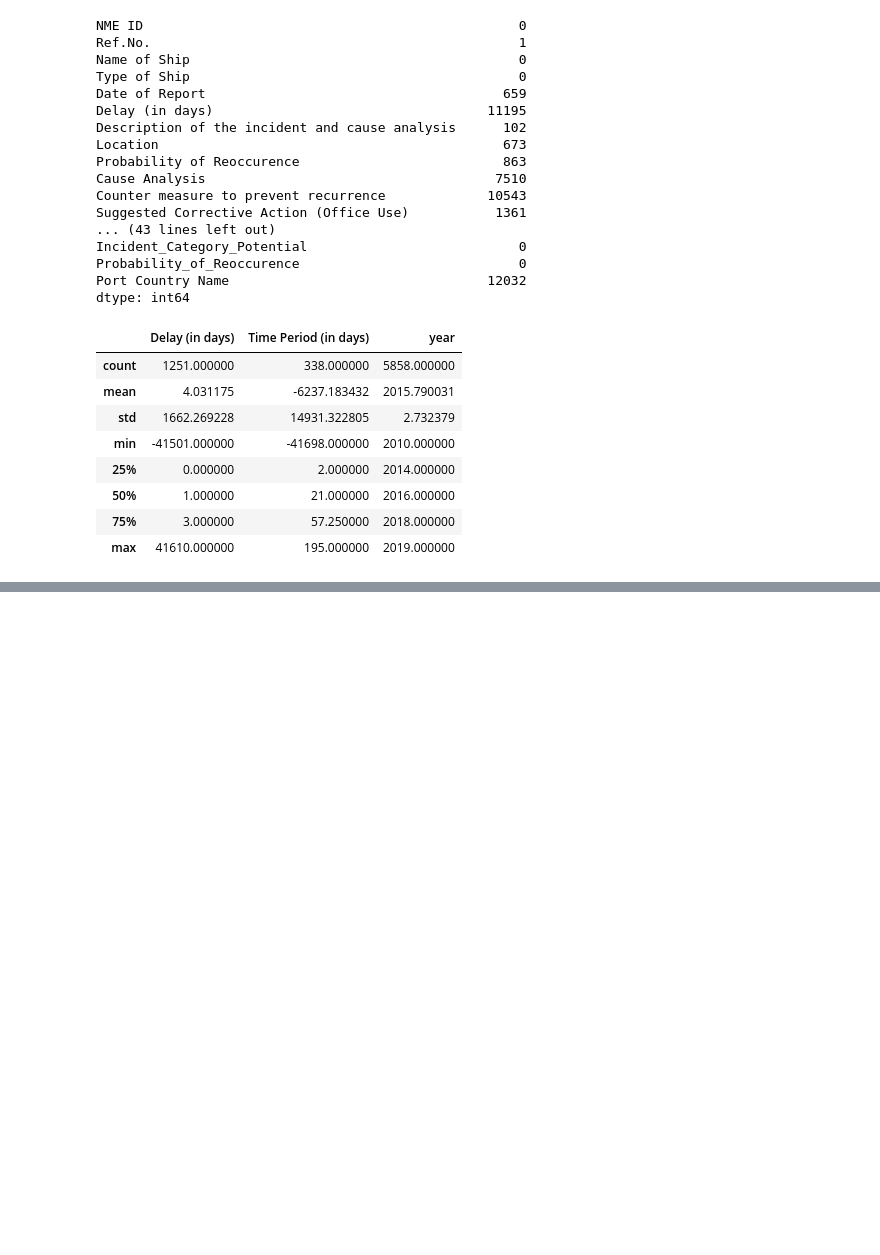
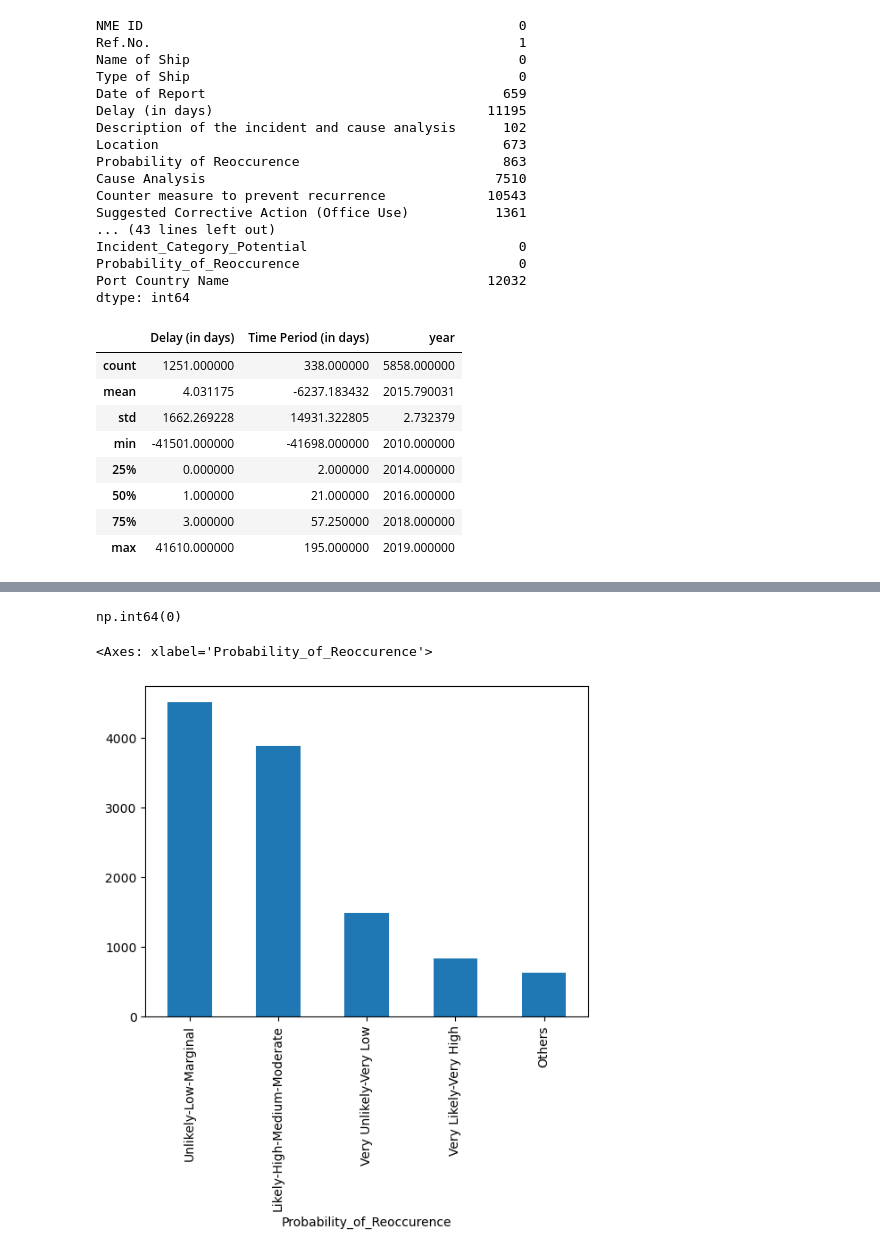
Before and after one commit to Dhanu37400/Data-cleaning-and-EDA, a Jupyter notebook: Cleaned_NewMergedNearMiss.ipynb, the cells around one changed output, grey strips where cells are left out. Cells and saved outputs as stored; diff of their text form; code cells hidden in the pictures; blank space fills up the shorter version.

```diff
--- a/Cleaned_NewMergedNearMiss.ipynb
+++ b/Cleaned_NewMergedNearMiss.ipynb
@@ -96,0 +1099,15 @@ dtype: int64
+# %%
+data['Probability_of_Reoccurence'].isnull().sum()
+# %% [output]
+np.int64(0)
+# %%
+data['Probability_of_Reoccurence'] = data['Probability_of_Reoccurence'].astype(str).str.strip()
+# %%
+data['Probability_of_Reoccurence'] = data['Probability_of_Reoccurence'].str.replace(
+    r'\d+\)\s*', '', regex=True
+)
+# %%
+data['Probability_of_Reoccurence'].value_counts().plot(kind='bar')
+# %% [output]
+<Axes: xlabel='Probability_of_Reoccurence'>
+[figure, added]
```
Also changed, not shown: parts of 191 cells of this notebook.
